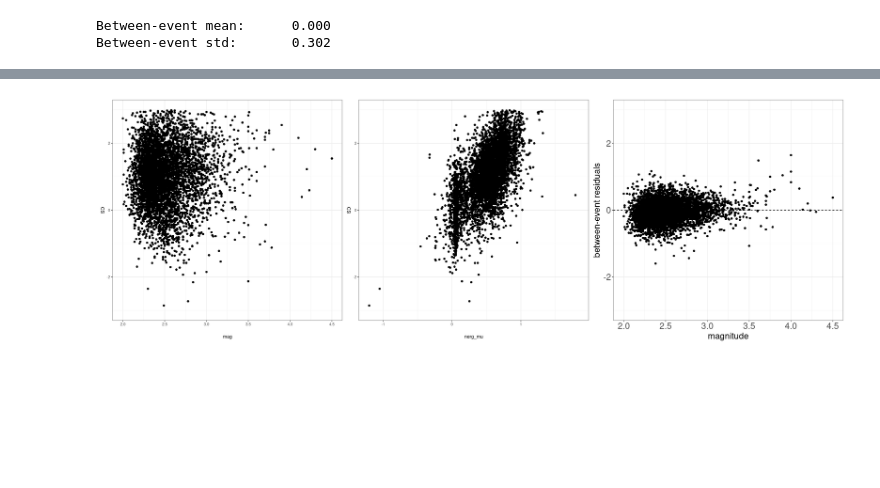
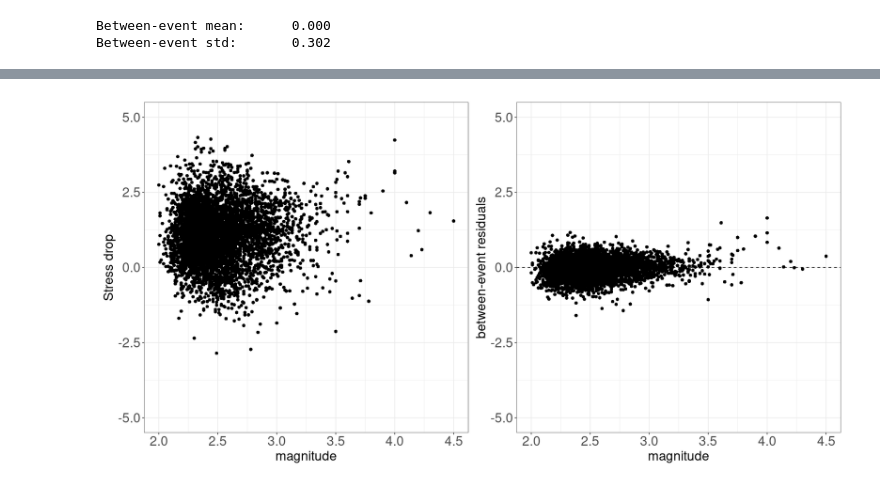
Before and after one commit to wangyf/NonergodicSD, a Jupyter notebook: nonergodic_SD.ipynb, the cells around one changed output, grey strips where cells are left out. Cells and saved outputs as stored; diff of their text form; code cells hidden in the pictures; blank space fills up the shorter version.

```diff
--- a/nonergodic_SD.ipynb
+++ b/nonergodic_SD.ipynb
@@ -397,22 +417,22 @@ fprintf('Between-event std:\t %.3f\n',  sd(df_gmotion$res_between))
 Between-event mean:      0.000
 Between-event std:       0.302
 # %%
-options(repr.plot.width=24, repr.plot.height=8)
+options(repr.plot.width=16, repr.plot.height=8)
 
 #original data
-pl_data_mag <- ggplot(df_gmotion, aes(mag, SD)) + theme_bw() + ylim(-3,3) +
-              geom_point()
-
-
-pl_data_pred <- ggplot(df_gmotion, aes(nerg_mu, SD)) + theme_bw() + ylim(-3,3) +
-              geom_point()
+pl_data_mag <- ggplot()+ theme_bw() + ylim(-5,5) +
+              geom_point(df_gmotion, mapping=aes(x=mag, y=SD),color='black')+
+              #geom_point(df_gmotion, mapping=aes(x=mag, y=nerg_mu),color='pink')
+                labs(x='magnitude', y='Stress drop') +
+              theme(axis.title = element_text(size=20),
+                    axis.text.y = element_text(size=20), axis.text.x = element_text(size=20))
 
 #between-event residuals
-pl_dB_mag <- ggplot(df_gmotion, aes(mag, res_between)) + theme_bw() + ylim(-3,3) +
+pl_dB_mag <- ggplot(df_gmotion, aes(mag, res_between)) + theme_bw() + ylim(-5,5) +
               geom_point() + geom_hline(yintercept=0,linetype="dashed") +
               labs(x='magnitude', y='between-event residuals') +
               theme(axis.title = element_text(size=20),
                     axis.text.y = element_text(size=20), axis.text.x = element_text(size=20))
 
-pl_data_mag + pl_data_pred+pl_dB_mag
+pl_data_mag + pl_dB_mag
 # %% [output]
@@ -423 +439 @@ Warning message:
-[figure, old version]
+[figure, new version]
```
Also changed, not shown: parts of 4 cells of this notebook, 34 other files.
